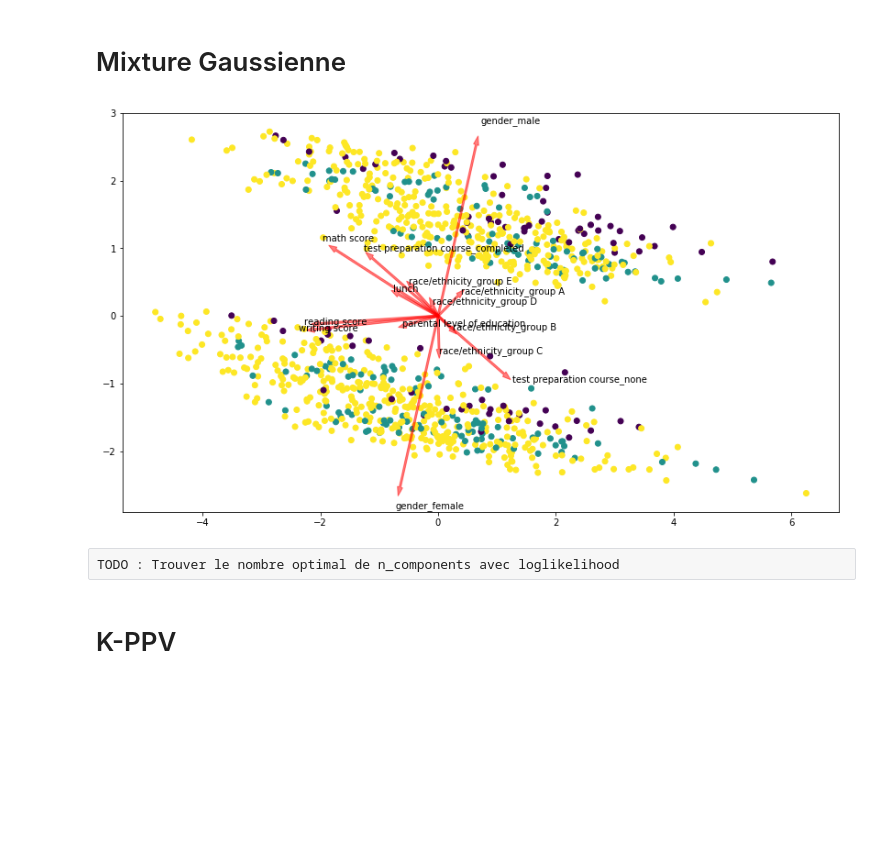
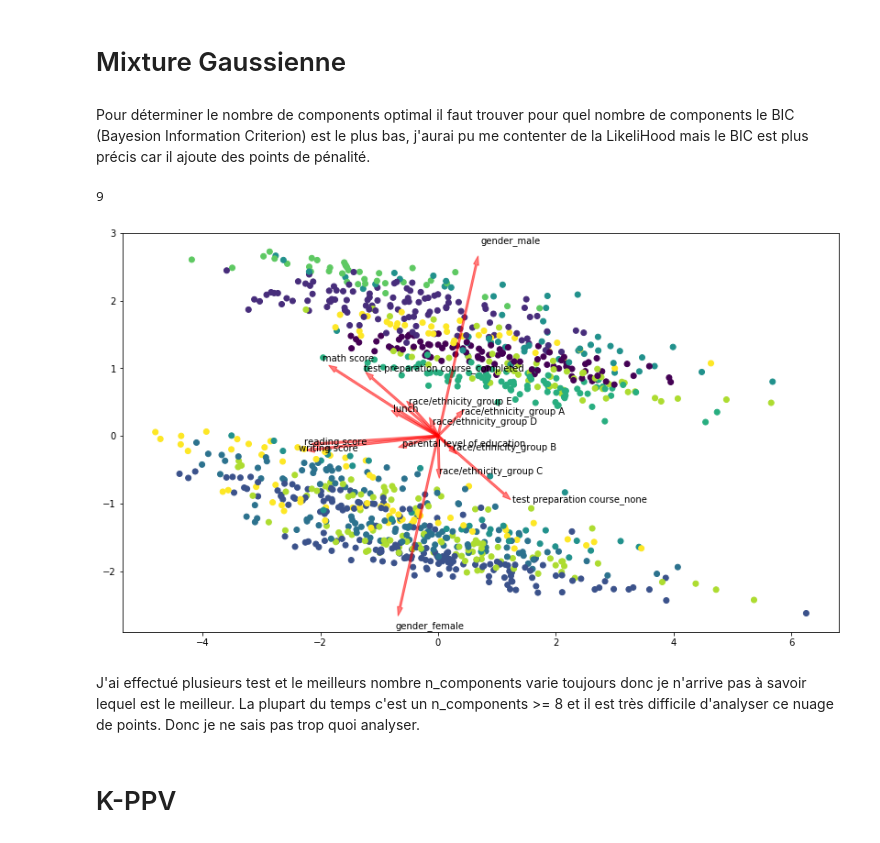
Before and after one commit to LothairKizardjian/AFD_Project, a Jupyter notebook: projetAFD.ipynb, the cells around one changed output. Cells and saved outputs as stored; diff of their text form; code cells hidden in the pictures; blank space fills up the shorter version.

```diff
--- a/projetAFD.ipynb
+++ b/projetAFD.ipynb
@@ -293,21 +295,54 @@ Grâce à cette représentation une analyse plus poussée est possible. Analyson
 # %% [markdown]
 # Mixture Gaussienne
-# %%
-from sklearn import mixture
-gmm = mixture.GaussianMixture(n_components=3,covariance_type="full")
-gmm_prediction = gmm.fit_predict(Z_students)
+# %% [markdown]
+Pour déterminer le nombre de components optimal il faut trouver pour quel nombre de components le BIC (Bayesion Information Criterion) est le plus bas, j'aurai pu me contenter de la LikeliHood mais le BIC est plus précis car il ajoute des points de pénalité.
 # %%
+from sklearn import mixture
+
+n = 20
+n_compo_bics = np.zeros((n,1))
+n_components_range = range(1,n)
+
+for i in range(1,50):
+    lowest_bic = np.infty
+    """
+    car le bic varie même pour un n_components fixé,
+    donc je teste plusieurs fois le BIC, le n_components
+    pour lequel le BIC est le minimum le plus de fois est choisi.
+    """
+    for n_components in n_components_range:
+        gmm = mixture.GaussianMixture(n_components=n_components,covariance_type="full")
+        gmm.fit(Z_students)
+        bic = gmm.bic(Z_students)
+        if bic < lowest_bic:
+            lowest_bic = bic
+            best_gmm = gmm
+            n_compo_bics[n_components] += bic
+
+best_n_compo = 0
+min = np.infty
+k = 0
+for i in n_compo_bics:
+    if i < min:
+        min = i
+        best_n_compo = k
+    k+=1
+
+print(best_n_compo)
+best_gmm = mixture.GaussianMixture(n_components=best_n_compo,covariance_type="full")
+prediction= best_gmm.fit_predict(Z_students)
 fig, ax = plt.subplots(figsize = (14,8))
-ax.scatter(data_students_pca[:,0],data_students_pca[:,1],c=gmm_prediction)
+ax.scatter(data_students_pca[:,0],data_students_pca[:,1],c=prediction)
 
 #Création d'une flèche qui va représenter une variable
 for i, ev in enumerate(pca_students.components_.T):
     plt.arrow(0, 0, 4*ev[0], 4*ev[1],color = 'r',width=0.03,alpha = 0.5)
     plt.text(ev[0]* 4.5, ev[1] * 4.5,X_students.columns[i])
 # %% [output]
+9
-[figure, old version]
+[figure, new version]
-# %% [raw]
-TODO : Trouver le nombre optimal de n_components avec loglikelihood
+# %% [markdown]
+J'ai effectué plusieurs test et le meilleurs nombre n_components varie toujours donc je n'arrive pas à savoir lequel est le meilleur. La plupart du temps c'est un n_components >= 8 et il est très difficile d'analyser ce nuage de points. Donc je ne sais pas trop quoi analyser.
 # %% [markdown]
 # K-PPV
 # %%
```
Also changed, not shown: parts of 35 cells of this notebook.
